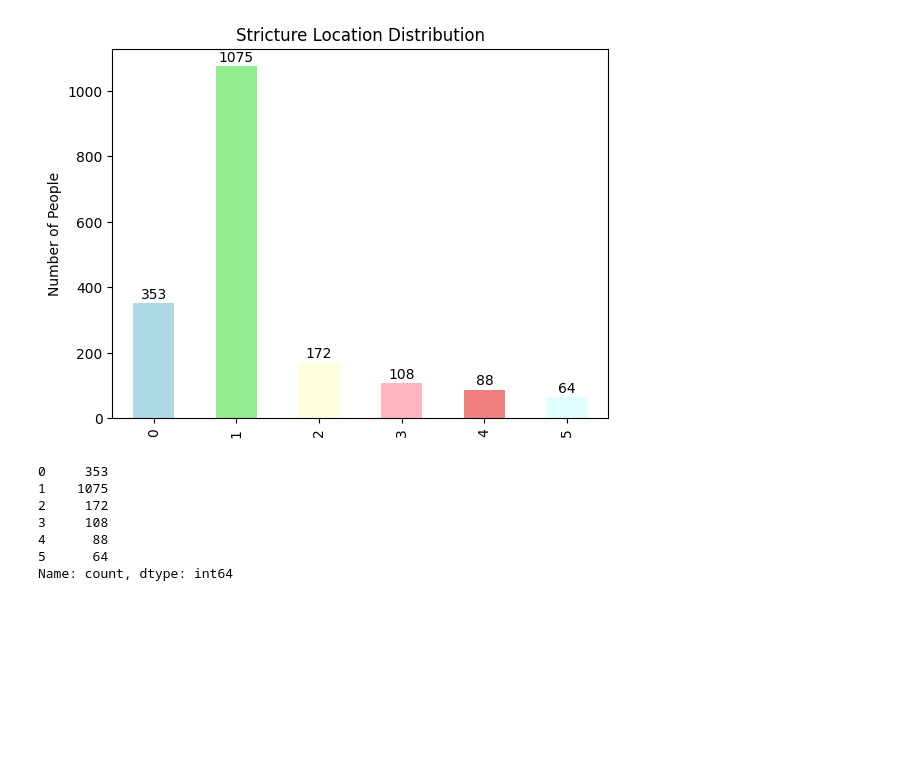
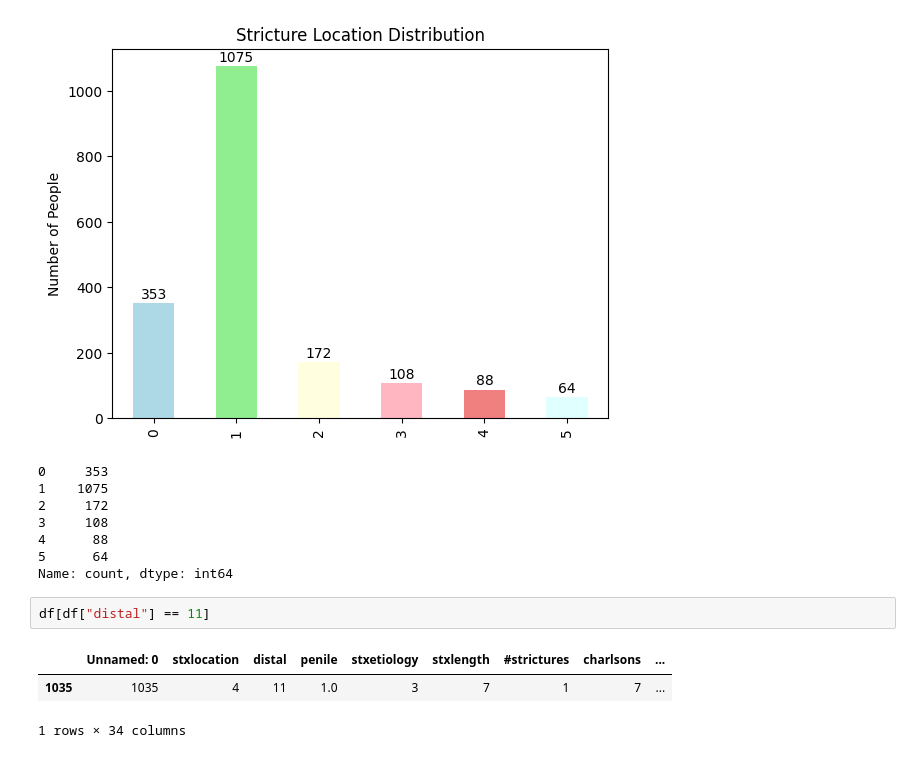
Before and after one commit to preciousiajilore/survival_mtlr, a Jupyter notebook: notebooks/x_before_with_outcomes.ipynb, the cells around one changed output. Saved outputs shown, nothing was run; the diff lists cells and outputs as text; blank space fills up the shorter version.

```diff
--- a/notebooks/x_before_with_outcomes.ipynb
+++ b/notebooks/x_before_with_outcomes.ipynb
@@ -811,3 +850,9 @@ print(count)
 4      88
 5      64
 Name: count, dtype: int64
+# %%
+df[df["distal"] == 11]
+# %% [output]
+|  | Unnamed: 0 | stxlocation | distal | penile | stxetiology | stxlength | #strictures | charlsons | ... |
+| 1035 | 1035 | 4 | 11 | 1.0 | 3 | 7 | 1 | 7 | ... |
+1 rows × 34 columns
```
Also changed, not shown: parts of 36 cells of this notebook, 16 other files.
